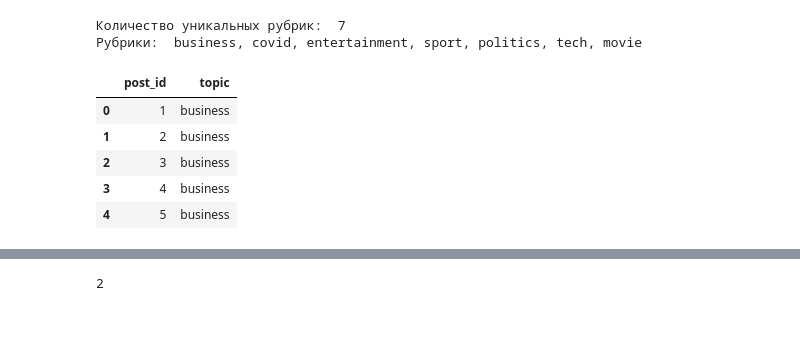
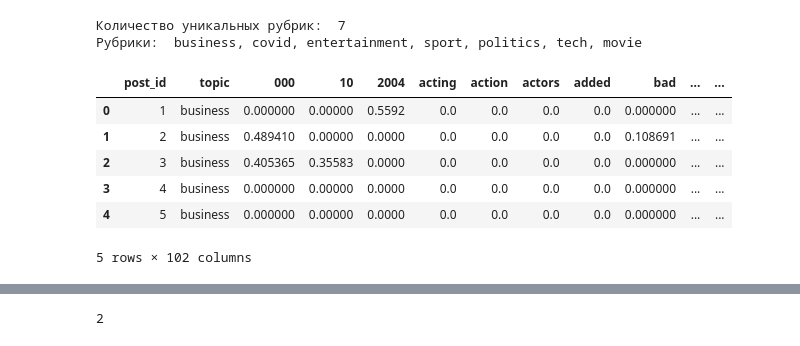
Before and after one commit to nkarakotova/StartML-FinalProject, a Jupyter notebook: research/research.ipynb, the cells around one changed output, grey strips where cells are left out. Cells and saved outputs as stored; diff of their text form; code cells hidden in the pictures.

```diff
--- a/research/research.ipynb
+++ b/research/research.ipynb
@@ -160,22 +160,29 @@ print("Рубрики: ", ", ".join(post_data['topic'].unique()))
 # %% [output]
 Количество уникальных рубрик:  7
 Рубрики:  business, covid, entertainment, sport, politics, tech, movie
+# %%
+stop_words = pd.read_csv('stop_words.csv')['word'].values.tolist()
 # %%
 from sklearn.feature_extraction.text import TfidfVectorizer
 
-# vectorizer = TfidfVectorizer()
-# X_tfidf = vectorizer.fit_transform(post_data['text'])
+vectorizer = TfidfVectorizer(stop_words=stop_words,
+                             max_features=100,
+                             ngram_range=(1, 2),
+                             max_df=0.95,
+                             min_df=0.01
+                             )
+X_tfidf = vectorizer.fit_transform(post_data['text']).toarray()
 
-# tfidf_df = pd.DataFrame(X_tfidf.toarray(), columns=vectorizer.get_feature_names_out())
+tfidf_df = pd.DataFrame(X_tfidf, columns=vectorizer.get_feature_names_out())
+tmp_post_data = pd.concat([post_data, tfidf_df], axis=1)
+tmp_post_data = tmp_post_data.drop(columns=['text'])
 
-post_data = post_data.drop(columns=['text'])
-# post_data = pd.concat([post_data, tfidf_df], axis=1)
-
-post_data.head()
+tmp_post_data.head()
 # %% [output]
-|  | post_id | topic |
-| 0 | 1 | business |
-| 1 | 2 | business |
-| 2 | 3 | business |
-| 3 | 4 | business |
-| 4 | 5 | business |
+|  | post_id | topic | 000 | 10 | 2004 | acting | action | actors | added | bad | ... | ... |
+| 0 | 1 | business | 0.000000 | 0.00000 | 0.5592 | 0.0 | 0.0 | 0.0 | 0.0 | 0.000000 | ... | ... |
+| 1 | 2 | business | 0.489410 | 0.00000 | 0.0000 | 0.0 | 0.0 | 0.0 | 0.0 | 0.108691 | ... | ... |
+| 2 | 3 | business | 0.405365 | 0.35583 | 0.0000 | 0.0 | 0.0 | 0.0 | 0.0 | 0.000000 | ... | ... |
+| 3 | 4 | business | 0.000000 | 0.00000 | 0.0000 | 0.0 | 0.0 | 0.0 | 0.0 | 0.000000 | ... | ... |
+| 4 | 5 | business | 0.000000 | 0.00000 | 0.0000 | 0.0 | 0.0 | 0.0 | 0.0 | 0.000000 | ... | ... |
+5 rows × 102 columns
```
Also changed, not shown: parts of 8 cells of this notebook, 21 other files.
